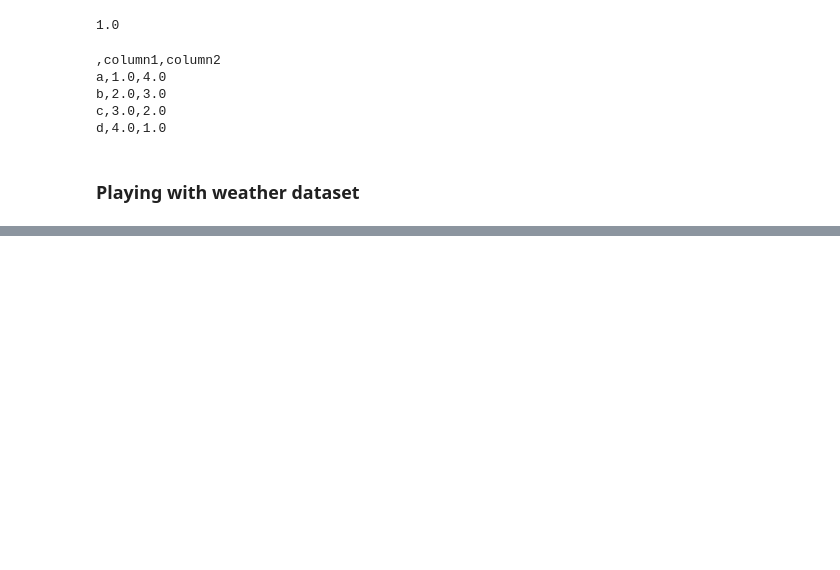
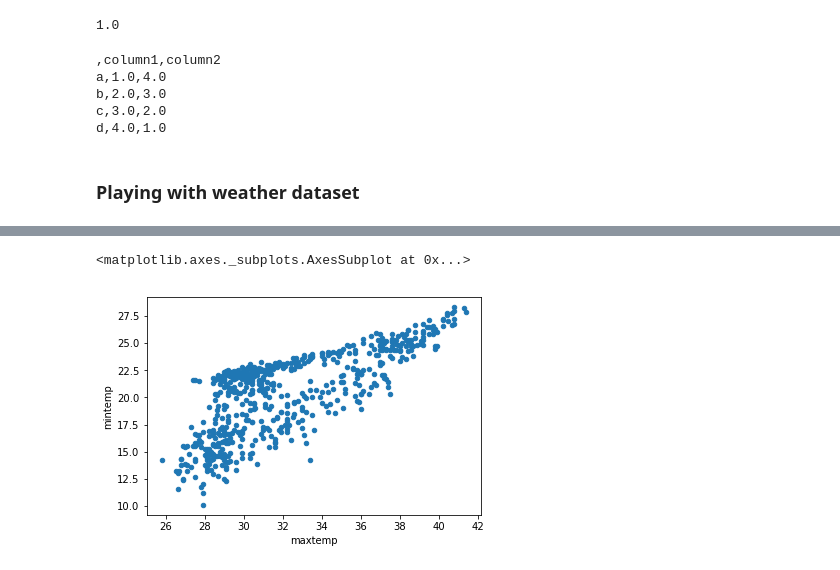
Before and after one commit to vikipedia/python-trainings, a Jupyter notebook: advanced/pandas.ipynb, the cells around one changed output, grey strips where cells are left out. Drawn from its saved outputs; the diff is of its cells as text; code cells hidden in the pictures; blank space fills up the shorter version.

```diff
--- a/advanced/pandas.ipynb
+++ b/advanced/pandas.ipynb
@@ -189,3 +191,5 @@ c,3.0,2.0
 d,4.0,1.0
 # %% [markdown]
 ### Playing with weather dataset ###
+# %%
+df = pd.read_csv("HYDERABAD-weather.csv", index_col=0)
@@ -191,0 +235,5 @@ d,4.0,1.0
+# %%
+df.plot("maxtemp","mintemp", kind="scatter")
+# %% [output]
+<matplotlib.axes._subplots.AxesSubplot at 0x...>
+[figure, added]
```
Also changed, not shown: parts of 28 cells of this notebook, 1 other file.
